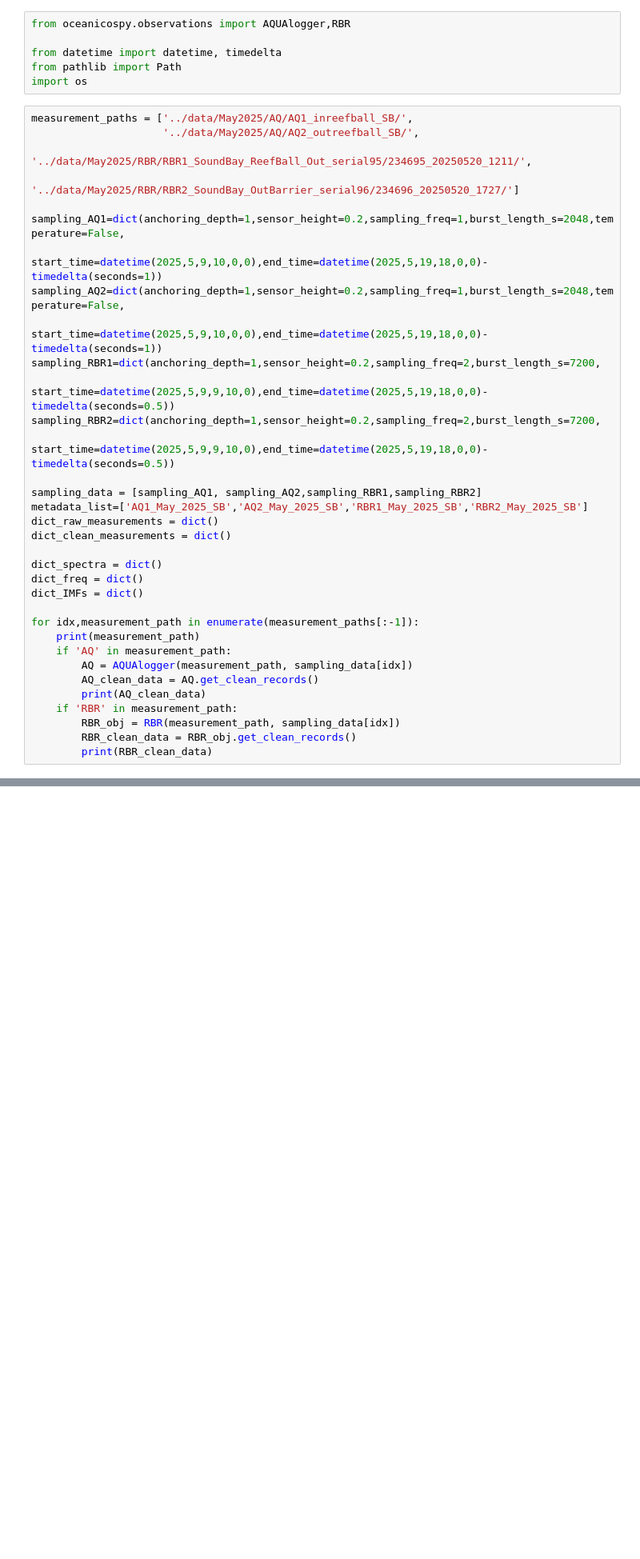
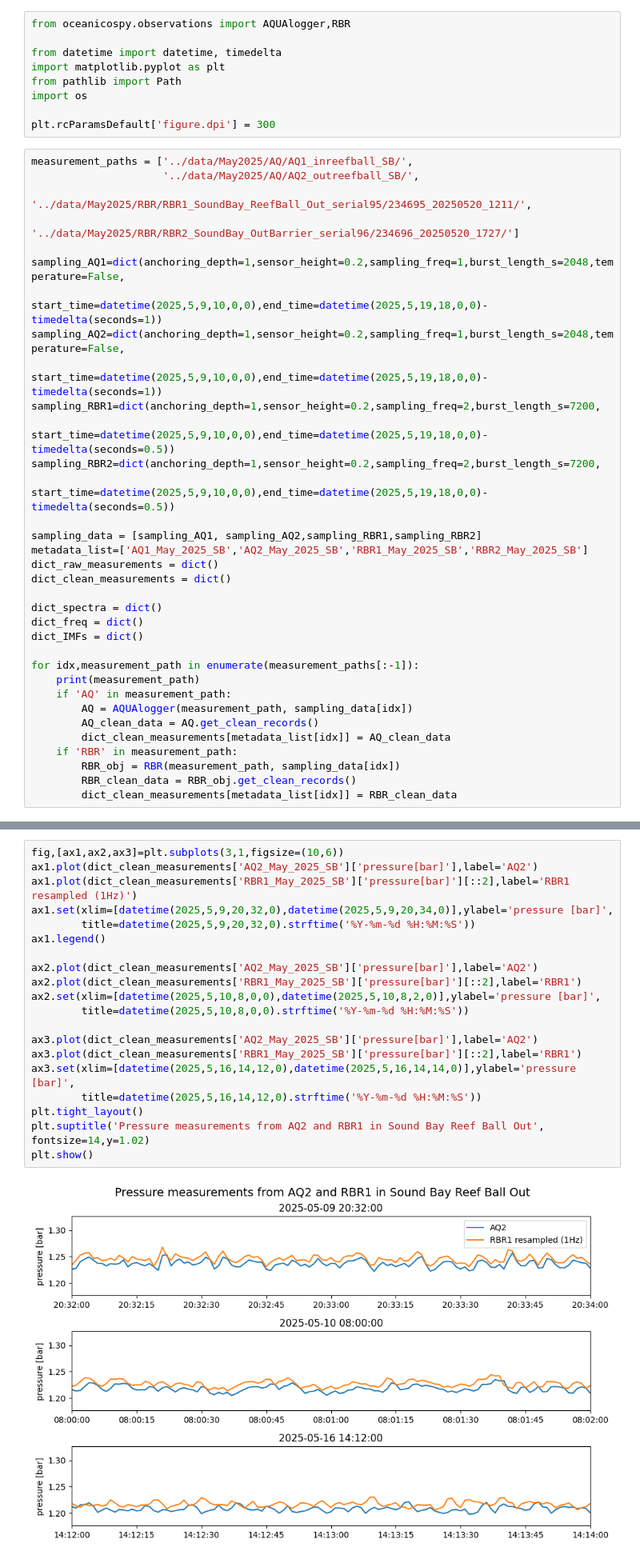
Before and after one commit to oceanicos/oceanicospy, a Jupyter notebook: examples/reading_field_data.ipynb, the cells around one changed output, grey strips where cells are left out. Shown at 80% size. Cells and saved outputs as stored; diff of their text form; blank space fills up the shorter version.

```diff
--- a/examples/reading_field_data.ipynb
+++ b/examples/reading_field_data.ipynb
@@ -4,8 +4,11 @@
 from oceanicospy.observations import AQUAlogger,RBR
 
 from datetime import datetime, timedelta
+import matplotlib.pyplot as plt
 from pathlib import Path
 import os
+
+plt.rcParamsDefault['figure.dpi'] = 300
 # %%
 measurement_paths = ['../data/May2025/AQ/AQ1_inreefball_SB/',
                      '../data/May2025/AQ/AQ2_outreefball_SB/',
@@ -17,9 +20,9 @@ sampling_AQ1=dict(anchoring_depth=1,sensor_height=0.2,sampling_freq=1,burst_leng
 sampling_AQ2=dict(anchoring_depth=1,sensor_height=0.2,sampling_freq=1,burst_length_s=2048,temperature=False,
                             start_time=datetime(2025,5,9,10,0,0),end_time=datetime(2025,5,19,18,0,0)-timedelta(seconds=1))
 sampling_RBR1=dict(anchoring_depth=1,sensor_height=0.2,sampling_freq=2,burst_length_s=7200,
-                            start_time=datetime(2025,5,9,9,10,0),end_time=datetime(2025,5,19,18,0,0)-timedelta(seconds=0.5))
+                            start_time=datetime(2025,5,9,10,0,0),end_time=datetime(2025,5,19,18,0,0)-timedelta(seconds=0.5))
 sampling_RBR2=dict(anchoring_depth=1,sensor_height=0.2,sampling_freq=2,burst_length_s=7200,
-                            start_time=datetime(2025,5,9,9,10,0),end_time=datetime(2025,5,19,18,0,0)-timedelta(seconds=0.5))
+                            start_time=datetime(2025,5,9,10,0,0),end_time=datetime(2025,5,19,18,0,0)-timedelta(seconds=0.5))
 
 sampling_data = [sampling_AQ1, sampling_AQ2,sampling_RBR1,sampling_RBR2]
 metadata_list=['AQ1_May_2025_SB','AQ2_May_2025_SB','RBR1_May_2025_SB','RBR2_May_2025_SB']
@@ -35,10 +38,10 @@ for idx,measurement_path in enumerate(measurement_paths[:-1]):
     if 'AQ' in measurement_path:
         AQ = AQUAlogger(measurement_path, sampling_data[idx])
         AQ_clean_data = AQ.get_clean_records()
-        print(AQ_clean_data)
+        dict_clean_measurements[metadata_list[idx]] = AQ_clean_data
     if 'RBR' in measurement_path:
         RBR_obj = RBR(measurement_path, sampling_data[idx])
         RBR_clean_data = RBR_obj.get_clean_records()
-        print(RBR_clean_data)
+        dict_clean_measurements[metadata_list[idx]] = RBR_clean_data
 # %% [output]
 ../data/May2025/AQ/AQ1_inreefball_SB/
@@ -60,0 +84,22 @@ date
+# %%
+fig,[ax1,ax2,ax3]=plt.subplots(3,1,figsize=(10,6))
+ax1.plot(dict_clean_measurements['AQ2_May_2025_SB']['pressure[bar]'],label='AQ2')
+ax1.plot(dict_clean_measurements['RBR1_May_2025_SB']['pressure[bar]'][::2],label='RBR1 resampled (1Hz)')
+ax1.set(xlim=[datetime(2025,5,9,20,32,0),datetime(2025,5,9,20,34,0)],ylabel='pressure [bar]',
+        title=datetime(2025,5,9,20,32,0).strftime('%Y-%m-%d %H:%M:%S'))
+ax1.legend()
+
+ax2.plot(dict_clean_measurements['AQ2_May_2025_SB']['pressure[bar]'],label='AQ2')
+ax2.plot(dict_clean_measurements['RBR1_May_2025_SB']['pressure[bar]'][::2],label='RBR1')
+ax2.set(xlim=[datetime(2025,5,10,8,0,0),datetime(2025,5,10,8,2,0)],ylabel='pressure [bar]',
+        title=datetime(2025,5,10,8,0,0).strftime('%Y-%m-%d %H:%M:%S'))
+
+ax3.plot(dict_clean_measurements['AQ2_May_2025_SB']['pressure[bar]'],label='AQ2')
+ax3.plot(dict_clean_measurements['RBR1_May_2025_SB']['pressure[bar]'][::2],label='RBR1')
+ax3.set(xlim=[datetime(2025,5,16,14,12,0),datetime(2025,5,16,14,14,0)],ylabel='pressure [bar]',
+        title=datetime(2025,5,16,14,12,0).strftime('%Y-%m-%d %H:%M:%S'))
+plt.tight_layout()
+plt.suptitle('Pressure measurements from AQ2 and RBR1 in Sound Bay Reef Ball Out', fontsize=14,y=1.02)
+plt.show()
+# %% [output]
+[figure, added]
```
Also changed, not shown: parts of 4 cells of this notebook, 4 other files.
